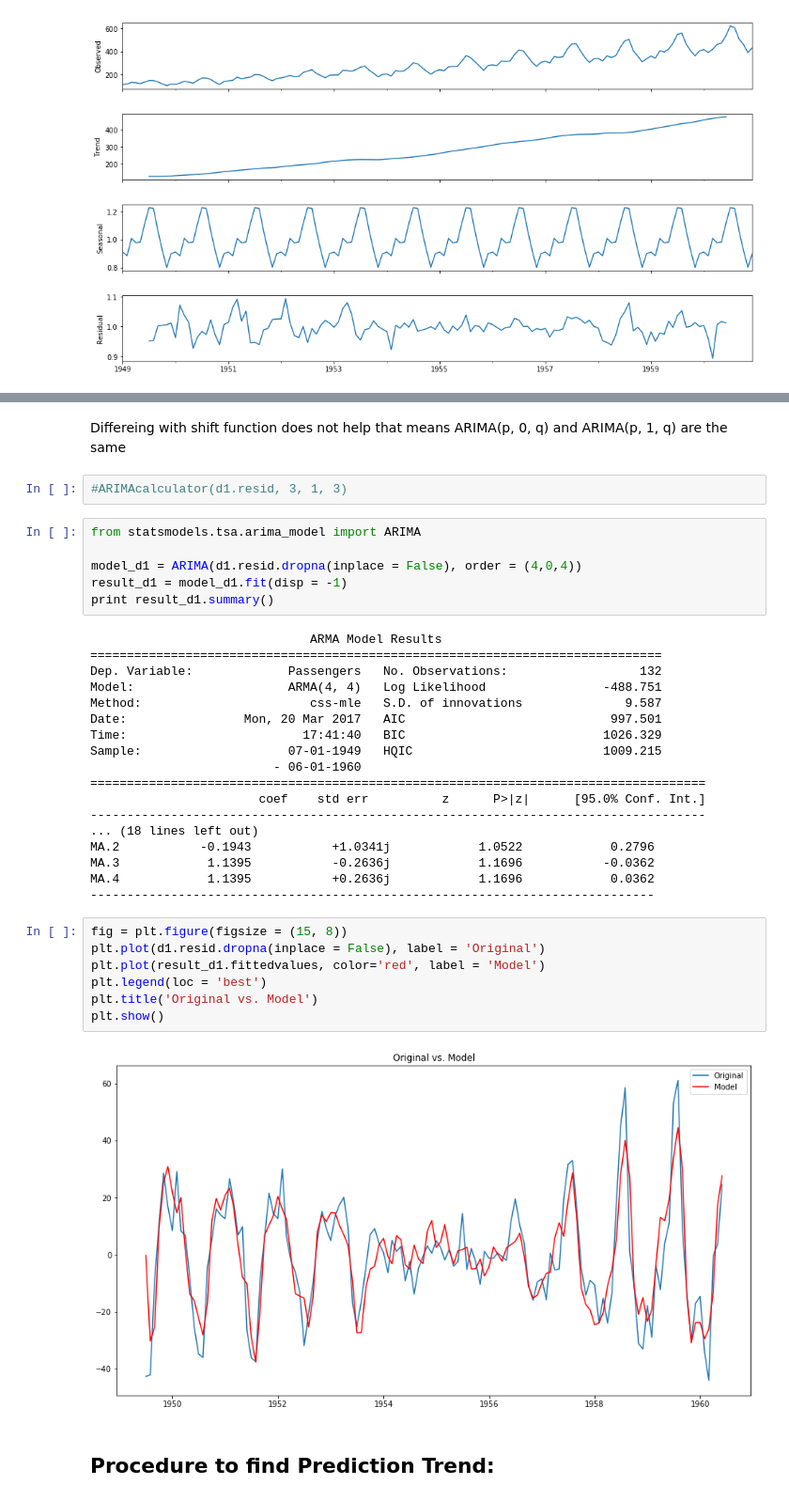
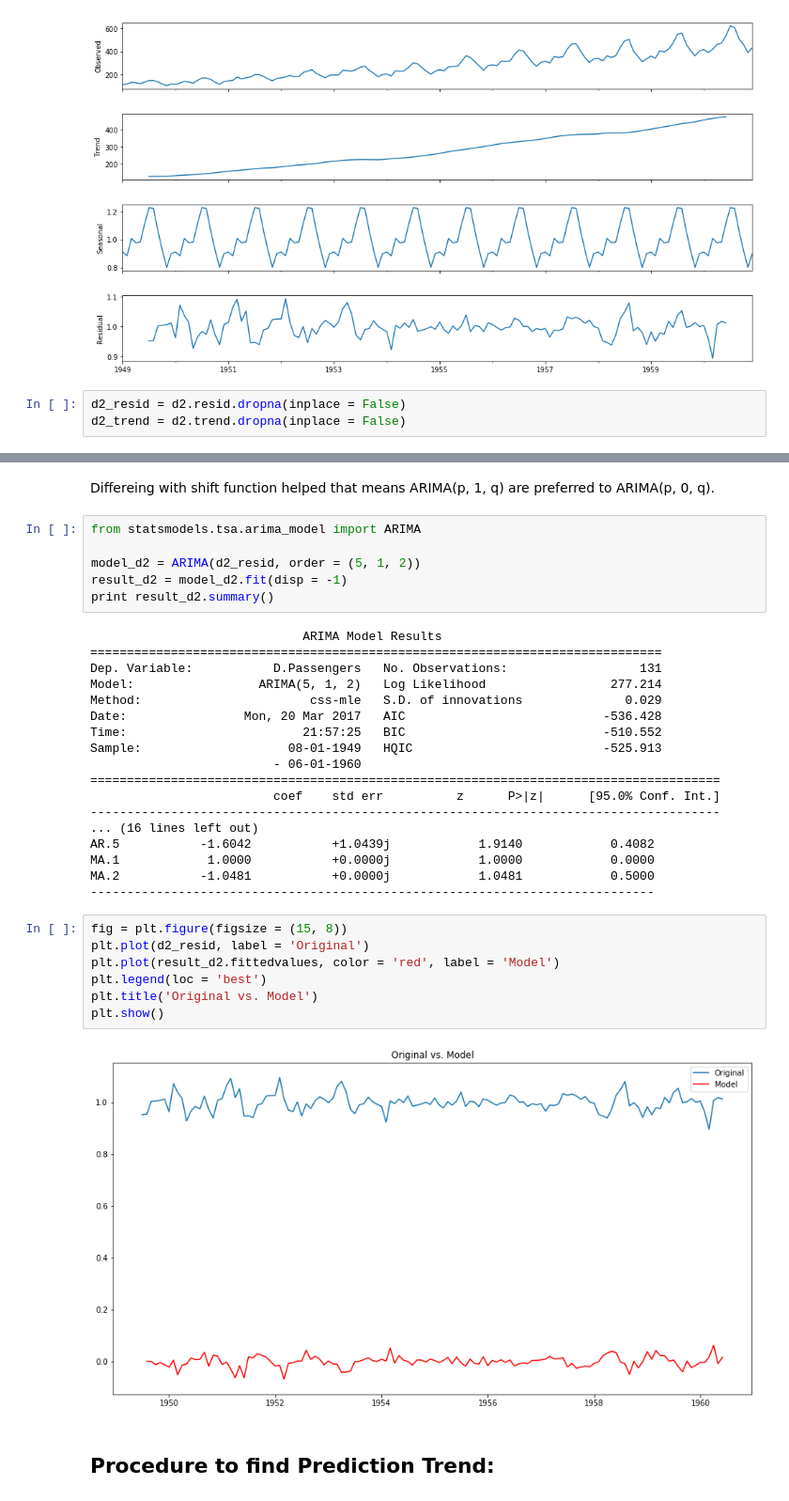
Before and after one commit to RostamGolesorkh/time-series-forecasting, a Jupyter notebook: python/TimeSeriesForcastingCaseStudy01.ipynb, the cells around one changed output, grey strips where cells are left out. Shown at 94% size. Drawn from its saved outputs; the diff is of its cells as text.

```diff
--- a/python/TimeSeriesForcastingCaseStudy01.ipynb
+++ b/python/TimeSeriesForcastingCaseStudy01.ipynb
@@ -179,4 +183,7 @@ d2 = decomposSeasonality(ts, "multiplicative")
 # %% [output]
 <matplotlib.figure.Figure at 0x...>
 [figure]
+# %%
+d2_resid = d2.resid.dropna(inplace = False)
+d2_trend = d2.trend.dropna(inplace = False)
 # %%
@@ -228,40 +234,38 @@ plotACFandPACF(d3.dropna(inplace=False))
 # %% [markdown]
-Differeing with shift function does not help that means ARIMA(p, 0, q) and ARIMA(p, 1, q) are the same
+Differeing with shift function helped that means ARIMA(p, 1, q) are preferred to ARIMA(p, 0, q).
-# %%
-#ARIMAcalculator(d1.resid, 3, 1, 3)
 # %%
 from statsmodels.tsa.arima_model import ARIMA
 
-model_d1 = ARIMA(d1.resid.dropna(inplace = False), order = (4,0,4))
-result_d1 = model_d1.fit(disp = -1)
-print result_d1.summary()
+model_d2 = ARIMA(d2_resid, order = (5, 1, 2))
+result_d2 = model_d2.fit(disp = -1)
+print result_d2.summary()
 # %% [output]
-                              ARMA Model Results
+                             ARIMA Model Results
 ==============================================================================
-Dep. Variable:             Passengers   No. Observations:                  132
-Model:                     ARMA(4, 4)   Log Likelihood                -488.751
-Method:                       css-mle   S.D. of innovations              9.587
-Date:                Mon, 20 Mar 2017   AIC                            997.501
-Time:                        17:41:40   BIC                           1026.329
-Sample:                    07-01-1949   HQIC                          1009.215
+Dep. Variable:           D.Passengers   No. Observations:                  131
+Model:                 ARIMA(5, 1, 2)   Log Likelihood                 277.214
+Method:                       css-mle   S.D. of innovations              0.029
+Date:                Mon, 20 Mar 2017   AIC                           -536.428
+Time:                        21:57:25   BIC                           -510.552
+Sample:                    08-01-1949   HQIC                          -525.913
                          - 06-01-1960
-====================================================================================
-                       coef    std err          z      P>|z|      [95.0% Conf. Int.]
-------------------------------------------------------------------------------------
-... (18 lines left out)
-MA.2           -0.1943           +1.0341j            1.0522            0.2796
-MA.3            1.1395           -0.2636j            1.1696           -0.0362
-MA.4            1.1395           +0.2636j            1.1696            0.0362
+======================================================================================
+                         coef    std err          z      P>|z|      [95.0% Conf. Int.]
+--------------------------------------------------------------------------------------
+... (16 lines left out)
+AR.5           -1.6042           +1.0439j            1.9140            0.4082
+MA.1            1.0000           +0.0000j            1.0000            0.0000
+MA.2           -1.0481           +0.0000j            1.0481            0.5000
 -----------------------------------------------------------------------------
 # %%
 fig = plt.figure(figsize = (15, 8))
-plt.plot(d1.resid.dropna(inplace = False), label = 'Original')
-plt.plot(result_d1.fittedvalues, color='red', label = 'Model')
+plt.plot(d2_resid, label = 'Original')
+plt.plot(result_d2.fittedvalues, color = 'red', label = 'Model')
 plt.legend(loc = 'best')
 plt.title('Original vs. Model')
 plt.show()
 # %% [output]
-[figure, old version]
+[figure, new version]
 # %% [markdown]
 ## Procedure to find Prediction Trend:
 # %%
```
Also changed, not shown: parts of 23 cells of this notebook, 2 other files.
